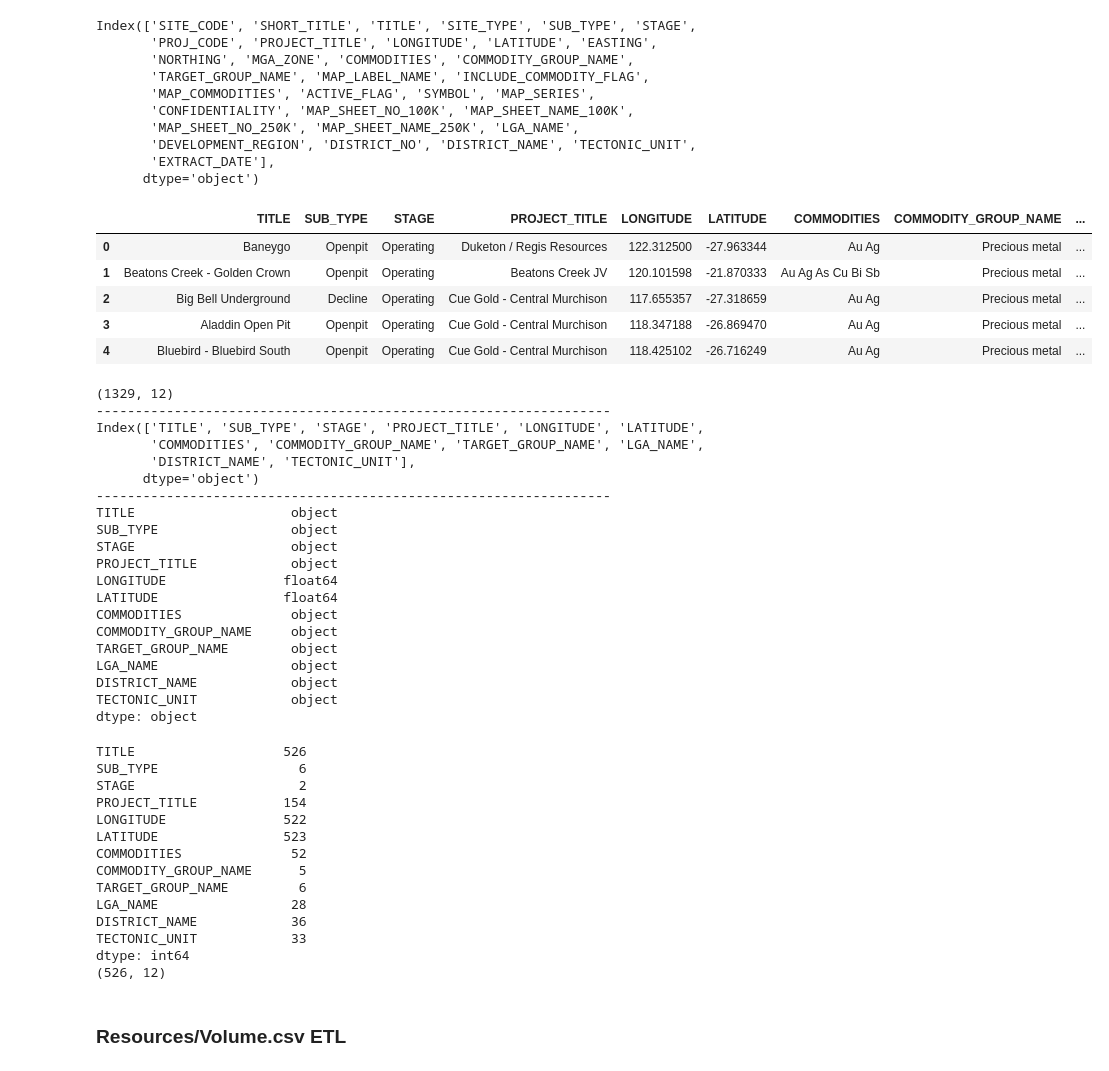
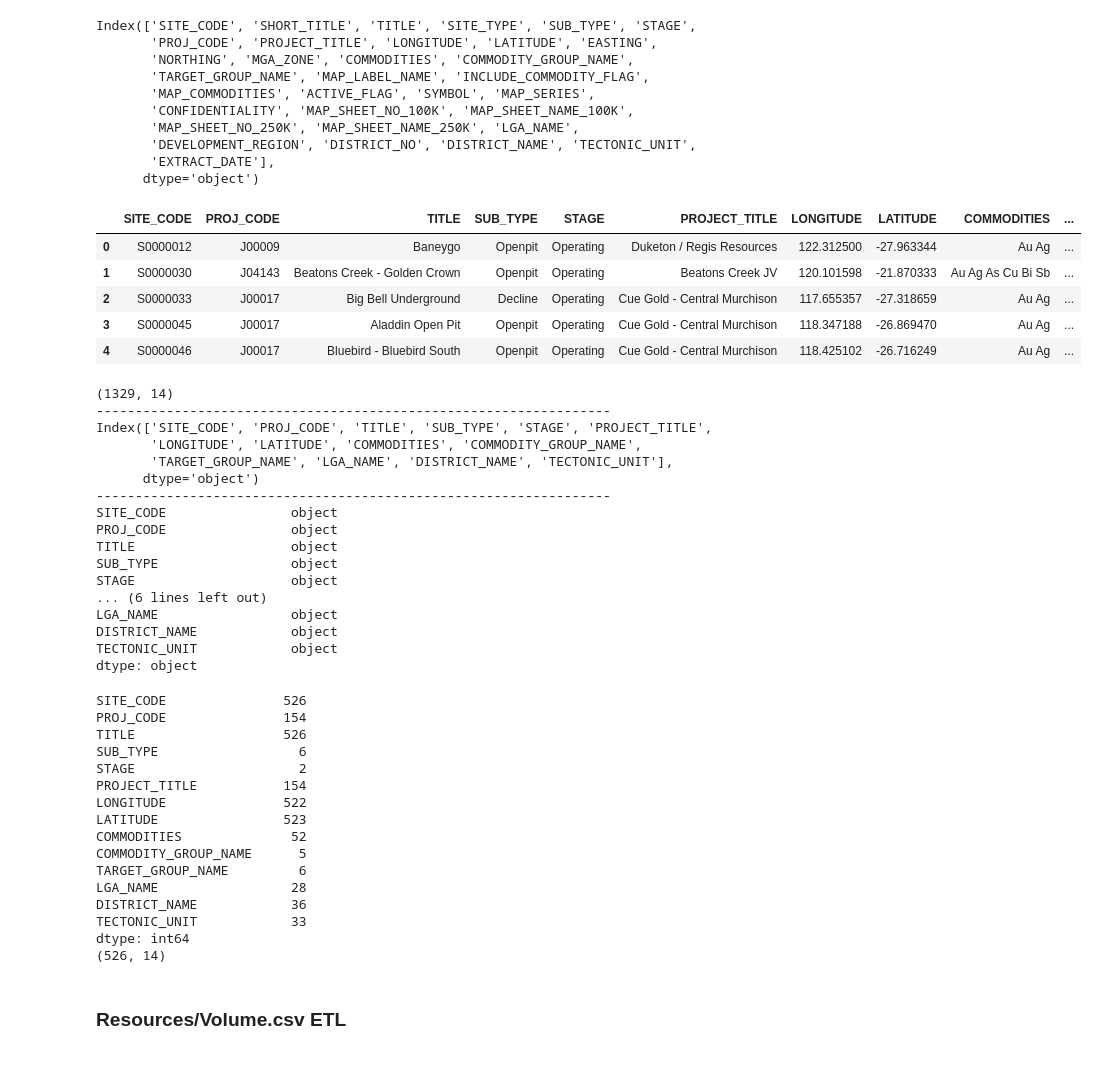
Before and after one commit to DannyBruzz/Project_3, a Jupyter notebook: minedex_elt_v1.ipynb, the cells around one changed output. Drawn from its saved outputs; the diff is of its cells as text; code cells hidden in the pictures.

```diff
--- a/minedex_elt_v1.ipynb
+++ b/minedex_elt_v1.ipynb
@@ -39,15 +39,15 @@ Index(['SITE_CODE', 'SHORT_TITLE', 'TITLE', 'SITE_TYPE', 'SUB_TYPE', 'STAGE',
       dtype='object')
 # %%
 # Reorganising the columns using double brackets
-mindex_filtered_columns_df = minedex_elt_raw_df[["TITLE","SUB_TYPE","STAGE","PROJECT_TITLE","LONGITUDE", "LATITUDE","COMMODITIES","COMMODITY_GROUP_NAME","TARGET_GROUP_NAME","LGA_NAME","DISTRICT_NAME","TECTONIC_UNIT"]]
+mindex_filtered_columns_df = minedex_elt_raw_df[["SITE_CODE", "PROJ_CODE", "TITLE","SUB_TYPE","STAGE","PROJECT_TITLE","LONGITUDE", "LATITUDE","COMMODITIES","COMMODITY_GROUP_NAME","TARGET_GROUP_NAME","LGA_NAME","DISTRICT_NAME","TECTONIC_UNIT"]]
 mindex_filtered_columns_df.head()
 # %% [output]
-|  | TITLE | SUB_TYPE | STAGE | PROJECT_TITLE | LONGITUDE | LATITUDE | COMMODITIES | COMMODITY_GROUP_NAME | ... |
-| 0 | Baneygo | Openpit | Operating | Duketon / Regis Resources | 122.312500 | -27.963344 | Au Ag | Precious metal | ... |
-| 1 | Beatons Creek - Golden Crown | Openpit | Operating | Beatons Creek JV | 120.101598 | -21.870333 | Au Ag As Cu Bi Sb | Precious metal | ... |
-| 2 | Big Bell Underground | Decline | Operating | Cue Gold - Central Murchison | 117.655357 | -27.318659 | Au Ag | Precious metal | ... |
-| 3 | Aladdin Open Pit | Openpit | Operating | Cue Gold - Central Murchison | 118.347188 | -26.869470 | Au Ag | Precious metal | ... |
-| 4 | Bluebird - Bluebird South | Openpit | Operating | Cue Gold - Central Murchison | 118.425102 | -26.716249 | Au Ag | Precious metal | ... |
+|  | SITE_CODE | PROJ_CODE | TITLE | SUB_TYPE | STAGE | PROJECT_TITLE | LONGITUDE | LATITUDE | COMMODITIES | ... |
+| 0 | S0000012 | J00009 | Baneygo | Openpit | Operating | Duketon / Regis Resources | 122.312500 | -27.963344 | Au Ag | ... |
+| 1 | S0000030 | J04143 | Beatons Creek - Golden Crown | Openpit | Operating | Beatons Creek JV | 120.101598 | -21.870333 | Au Ag As Cu Bi Sb | ... |
+| 2 | S0000033 | J00017 | Big Bell Underground | Decline | Operating | Cue Gold - Central Murchison | 117.655357 | -27.318659 | Au Ag | ... |
+| 3 | S0000045 | J00017 | Aladdin Open Pit | Openpit | Operating | Cue Gold - Central Murchison | 118.347188 | -26.869470 | Au Ag | ... |
+| 4 | S0000046 | J00017 | Bluebird - Bluebird South | Openpit | Operating | Cue Gold - Central Murchison | 118.425102 | -26.716249 | Au Ag | ... |
 # %%
 print(mindex_filtered_columns_df.shape)
 print("------------------------------------------------------------------")
@@ -55,22 +55,19 @@ print(mindex_filtered_columns_df.columns)
 print("------------------------------------------------------------------")
 print(mindex_filtered_columns_df.dtypes)
 # %% [output]
-(1329, 12)
+(1329, 14)
 ------------------------------------------------------------------
-Index(['TITLE', 'SUB_TYPE', 'STAGE', 'PROJECT_TITLE', 'LONGITUDE', 'LATITUDE',
-       'COMMODITIES', 'COMMODITY_GROUP_NAME', 'TARGET_GROUP_NAME', 'LGA_NAME',
-       'DISTRICT_NAME', 'TECTONIC_UNIT'],
+Index(['SITE_CODE', 'PROJ_CODE', 'TITLE', 'SUB_TYPE', 'STAGE', 'PROJECT_TITLE',
+       'LONGITUDE', 'LATITUDE', 'COMMODITIES', 'COMMODITY_GROUP_NAME',
+       'TARGET_GROUP_NAME', 'LGA_NAME', 'DISTRICT_NAME', 'TECTONIC_UNIT'],
       dtype='object')
 ------------------------------------------------------------------
+SITE_CODE                object
+PROJ_CODE                object
 TITLE                    object
 SUB_TYPE                 object
 STAGE                    object
-PROJECT_TITLE            object
-LONGITUDE               float64
-LATITUDE                float64
-COMMODITIES              object
-COMMODITY_GROUP_NAME     object
-TARGET_GROUP_NAME        object
+... (6 lines left out)
 LGA_NAME                 object
 DISTRICT_NAME            object
 TECTONIC_UNIT            object
@@ -94,6 +91,8 @@ mindex_filtered_commodities_df = mindex_filtered_columns_df[(mindex_filtered_col
 print(mindex_filtered_commodities_df.nunique())
 print(mindex_filtered_commodities_df.shape)
 # %% [output]
+SITE_CODE               526
+PROJ_CODE               154
 TITLE                   526
 SUB_TYPE                  6
 STAGE                     2
@@ -107,7 +106,7 @@ LGA_NAME                 28
 DISTRICT_NAME            36
 TECTONIC_UNIT            33
 dtype: int64
-(526, 12)
+(526, 14)
 # %% [markdown]
 ### Resources/Volume.csv ETL
 # %%
```
Also changed, not shown: parts of 2 cells of this notebook, 2 other files.
